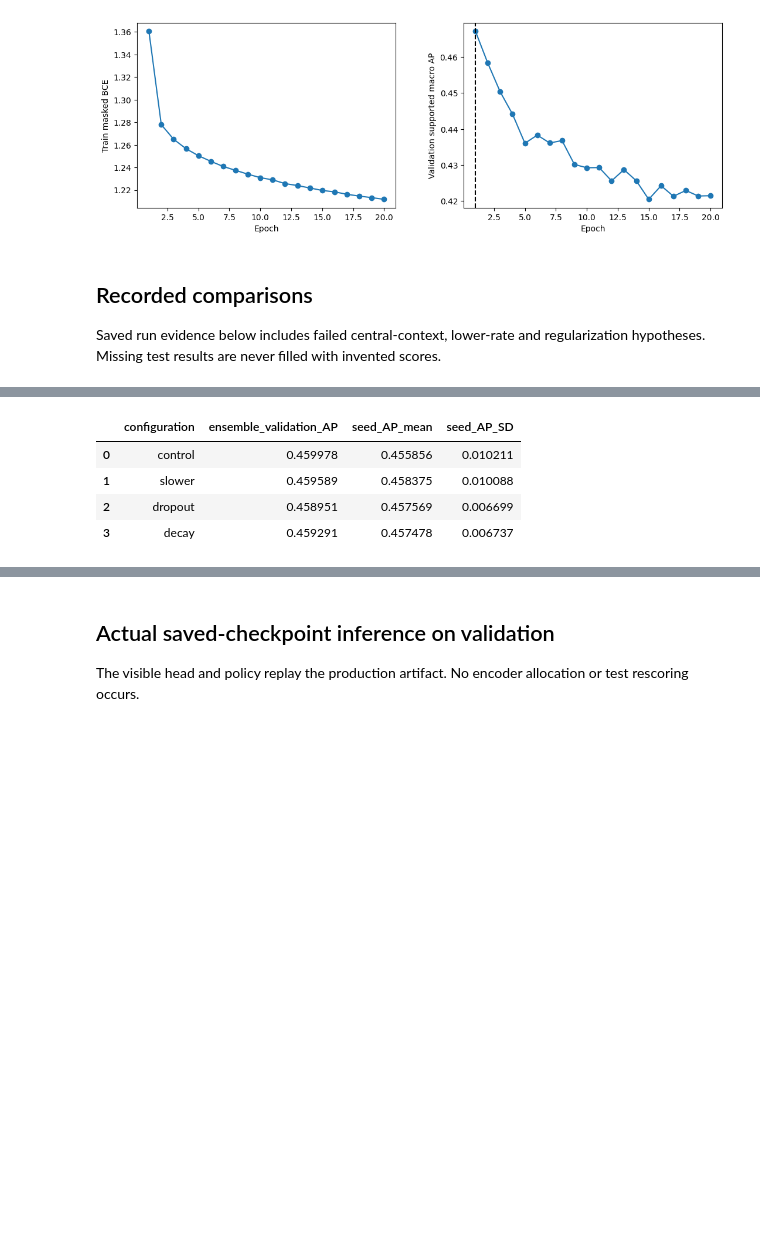
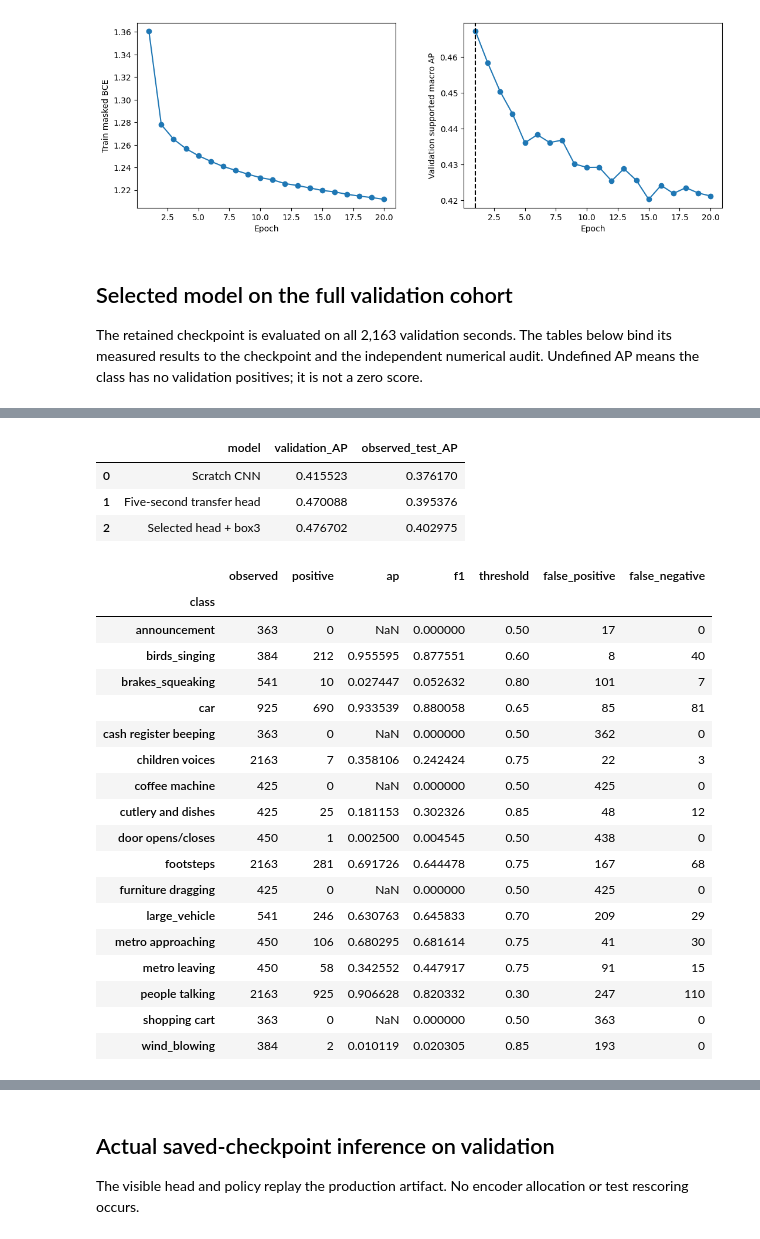
Before and after one commit to Ayano123587/overlapping-audio-classifier, a Jupyter notebook: notebooks/02_complete_natural_audio_workflow.ipynb, the cells around one changed output, grey strips where cells are left out. Drawn from its saved outputs; the diff is of its cells as text; code cells hidden in the pictures; blank space fills up the shorter version.

```diff
--- a/notebooks/02_complete_natural_audio_workflow.ipynb
+++ b/notebooks/02_complete_natural_audio_workflow.ipynb
@@ -293,17 +312,21 @@ show(fig,'audio_training_replay.png')
 # %% [output]
 [figure]
 # %% [markdown]
-## Recorded comparisons
-Saved run evidence below includes failed central-context, lower-rate and regularization hypotheses. Missing test results are never filled with invented scores.
+## Selected model on the full validation cohort
+The retained checkpoint is evaluated on all 2,163 validation seconds. The tables below bind its measured results to the checkpoint and the independent numerical audit. Undefined AP means the class has no validation positives; it is not a zero score.
 # %%
-transfer=report('transfer-results.json')
-rows=[{'model':'Scratch CNN','validation_AP':transfer['scratch_baseline']['validation_macro_ap'],'observed_test_AP':transfer['scratch_baseline']['test_validation_thresholds']['macro_ap_supported']}]
-for name,run in transfer['contexts'].items():
-    rows.append({'model':name,'validation_AP':run['validation_macro_ap'],'observed_test_AP':run['observed_holdout']['test_validation_thresholds']['macro_ap_supported']})
-selected=report('postprocess-v5-selection.json'); observed=report('postprocess-v5-observed-holdout.json')
-rows.append({'model':'Selected five-second + box3','validation_AP':selected['selected_validation_ap'],'observed_test_AP':observed['selected']['macro_ap_supported']})
-display(pd.DataFrame(rows))
-study=report('five-second-learned-v6-selection.json')
-comparison=pd.DataFrame([{'configuration':r['config']['name'],'ensemble_validation_AP':r['equal_seed_ensemble_validation_ap'],'seed_AP_mean':r['individual_seed_mean_ap'],'seed_AP_SD':r['individual_seed_std_ap']} for r in study['candidates']])
+current=report("selected-validation.json")
+assert current["cohort"]["validation_seconds"]==2163
+assert current["checkpoint_sha256"]=="d082cb659e8ab94b9661fca741630cf12e09b951aa7ec74a544deceb7792c689"
+display(pd.DataFrame([{"checkpoint_SHA256":current["checkpoint_sha256"],"validation_seconds":2163,"validation_recordings":10,"validation_AP":current["metrics"]["macro_ap_supported"],"validation_micro_F1":current["metrics"]["micro_f1"],"independent_audit_tolerance":current["provenance"]["metric_recompute_tolerance"]}]))
+transfer=report("transfer-results.json")
+selected=report("postprocess-v5-selection.json")
+observed=report("postprocess-v5-observed-holdout.json")
+comparison=pd.DataFrame([
+ {"model":"Scratch CNN","validation_AP":transfer["scratch_baseline"]["validation_macro_ap"],"observed_test_AP":transfer["scratch_baseline"]["test_validation_thresholds"]["macro_ap_supported"]},
+ {"model":"Five-second transfer head","validation_AP":transfer["contexts"]["five_second"]["validation_macro_ap"],"observed_test_AP":transfer["contexts"]["five_second"]["observed_holdout"]["test_validation_thresholds"]["macro_ap_supported"]},
+ {"model":"Selected head + box3","validation_AP":current["metrics"]["macro_ap_supported"],"observed_test_AP":observed["selected"]["macro_ap_supported"]}])
 display(comparison)
+class_summary=pd.DataFrame(current["per_class"]).set_index("class")
+display(class_summary[["observed","positive","ap","f1","threshold","false_positive","false_negative"]])
 # %% [output]
@@ -316,6 +335,24 @@ display(comparison)
-|  | configuration | ensemble_validation_AP | seed_AP_mean | seed_AP_SD |
-| 0 | control | 0.459978 | 0.455856 | 0.010211 |
-| 1 | slower | 0.459589 | 0.458375 | 0.010088 |
-| 2 | dropout | 0.458951 | 0.457569 | 0.006699 |
-| 3 | decay | 0.459291 | 0.457478 | 0.006737 |
+|  | model | validation_AP | observed_test_AP |
+| 0 | Scratch CNN | 0.415523 | 0.376170 |
+| 1 | Five-second transfer head | 0.470088 | 0.395376 |
+| 2 | Selected head + box3 | 0.476702 | 0.402975 |
+|  | observed | positive | ap | f1 | threshold | false_positive | false_negative |
+| class |  |  |  |  |  |  |  |
+| announcement | 363 | 0 | NaN | 0.000000 | 0.50 | 17 | 0 |
+| birds_singing | 384 | 212 | 0.955595 | 0.877551 | 0.60 | 8 | 40 |
+| brakes_squeaking | 541 | 10 | 0.027447 | 0.052632 | 0.80 | 101 | 7 |
+| car | 925 | 690 | 0.933539 | 0.880058 | 0.65 | 85 | 81 |
+| cash register beeping | 363 | 0 | NaN | 0.000000 | 0.50 | 362 | 0 |
+| children voices | 2163 | 7 | 0.358106 | 0.242424 | 0.75 | 22 | 3 |
+| coffee machine | 425 | 0 | NaN | 0.000000 | 0.50 | 425 | 0 |
+| cutlery and dishes | 425 | 25 | 0.181153 | 0.302326 | 0.85 | 48 | 12 |
+| door opens/closes | 450 | 1 | 0.002500 | 0.004545 | 0.50 | 438 | 0 |
+| footsteps | 2163 | 281 | 0.691726 | 0.644478 | 0.75 | 167 | 68 |
+| furniture dragging | 425 | 0 | NaN | 0.000000 | 0.50 | 425 | 0 |
+| large_vehicle | 541 | 246 | 0.630763 | 0.645833 | 0.70 | 209 | 29 |
+| metro approaching | 450 | 106 | 0.680295 | 0.681614 | 0.75 | 41 | 30 |
+| metro leaving | 450 | 58 | 0.342552 | 0.447917 | 0.75 | 91 | 15 |
+| people talking | 2163 | 925 | 0.906628 | 0.820332 | 0.30 | 247 | 110 |
+| shopping cart | 363 | 0 | NaN | 0.000000 | 0.50 | 363 | 0 |
+| wind_blowing | 384 | 2 | 0.010119 | 0.020305 | 0.85 | 193 | 0 |
 # %%
```
Also changed, not shown: parts of 6 cells of this notebook, 18 other files.
